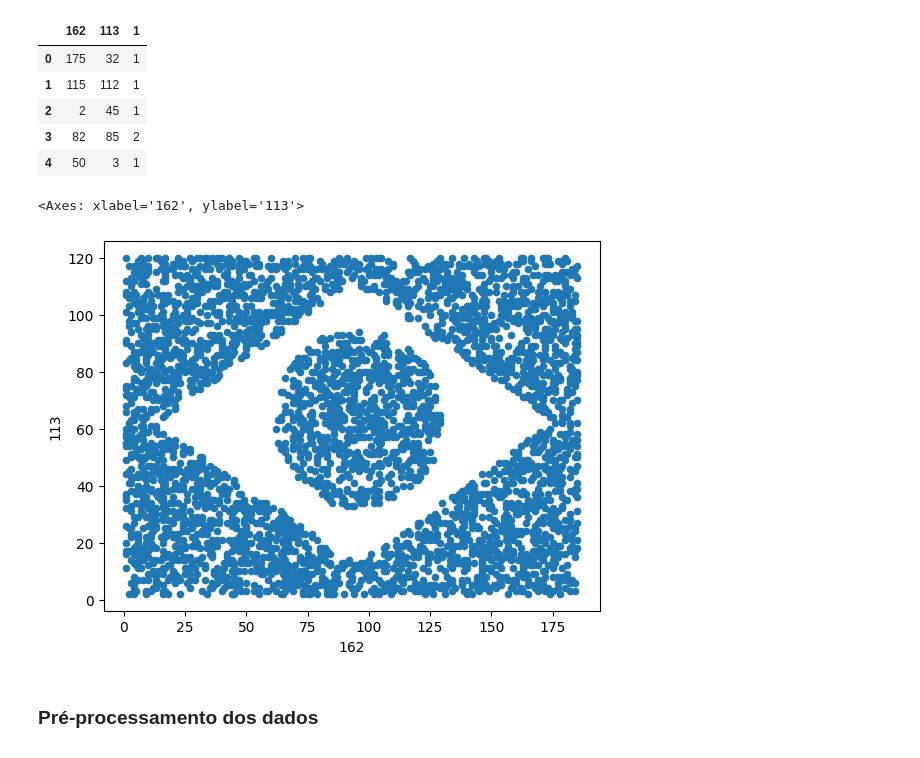
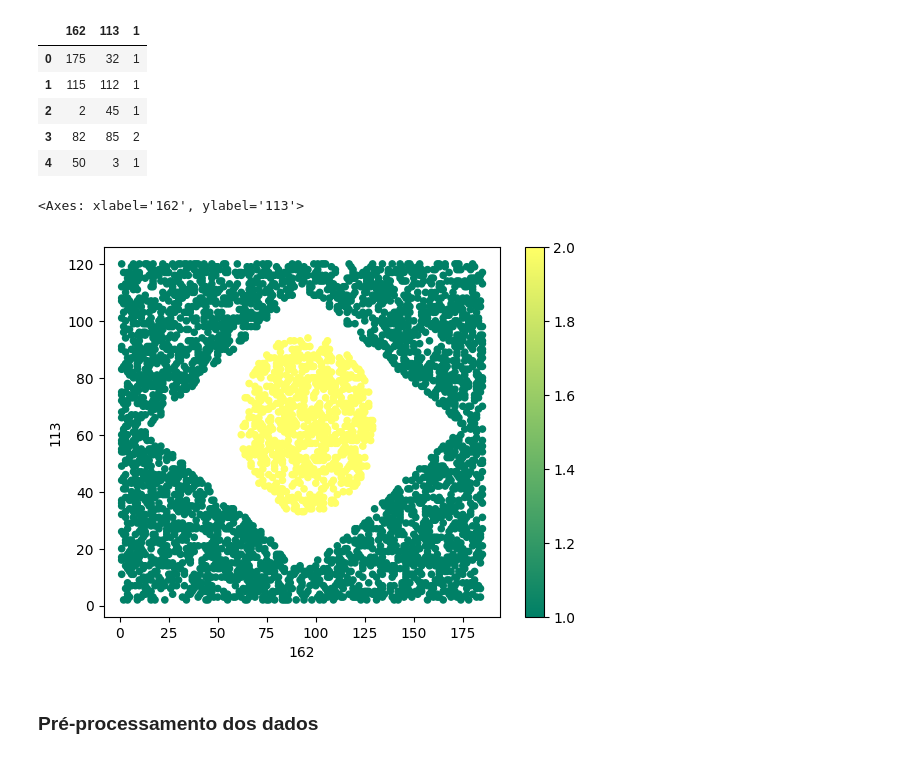
Before and after one commit to L-EngMec/ICA, a Jupyter notebook: Classificadores/segundo_dataset.ipynb, the cells around one changed output. Drawn from its saved outputs; the diff is of its cells as text; code cells hidden in the pictures.

```diff
--- a/Classificadores/segundo_dataset.ipynb
+++ b/Classificadores/segundo_dataset.ipynb
@@ -3,7 +3,7 @@
 # %%
 import pandas as pd
 
-path = r'/home/lapisco/Desktop/ICA/ICA/Dados/datasets/artificial/brasil/data.csv'
+path = r'C:\Users\Levy\Desktop\ICA\ICA\Dados\datasets\artificial\brasil\data.csv'
 
 data = pd.read_csv(path)
 
@@ -20,10 +20,10 @@ data.head()
 | 3 | 82 | 85 | 2 |
 | 4 | 50 | 3 | 1 |
 # %%
-data.plot(kind='scatter', x='162', y = '113')
+data.plot(kind='scatter', x='162', y = '113', c=data['1'] , cmap = 'summer')
 # %% [output]
 <Axes: xlabel='162', ylabel='113'>
-[figure, old version]
+[figure, new version]
 # %% [markdown]
 ### Pré-processamento dos dados
 # %%
```
Also changed, not shown: parts of 14 cells of this notebook, 3 other files.
